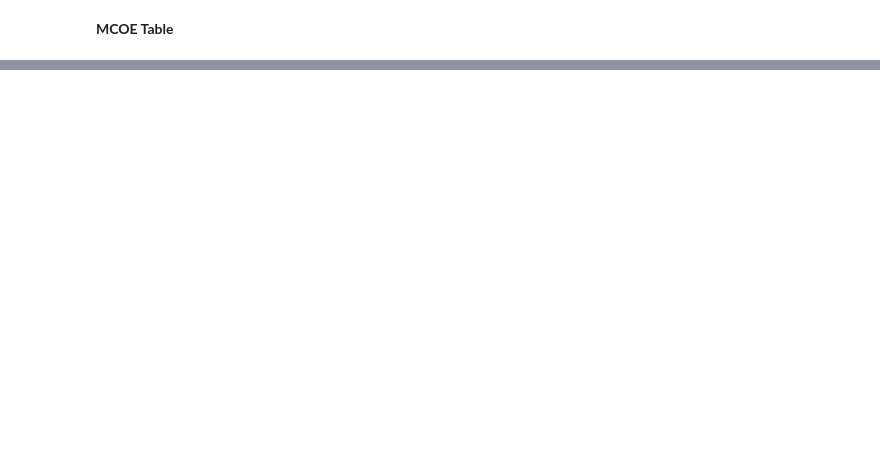
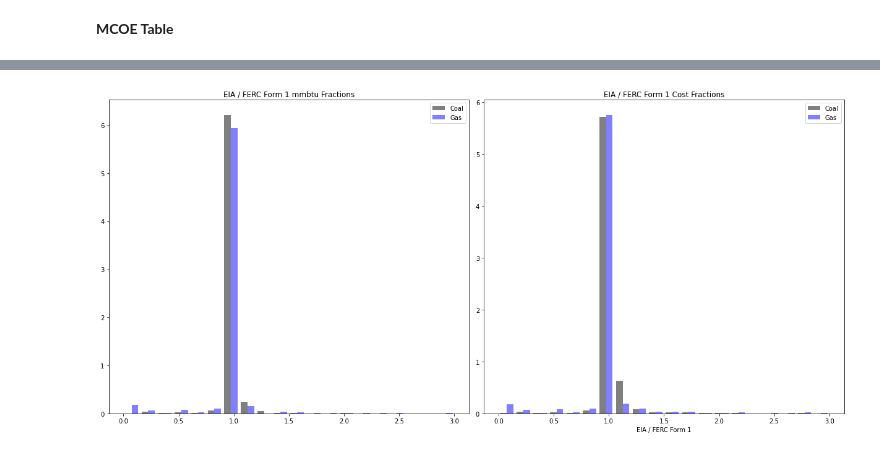
Before and after one commit to catalyst-cooperative/ei-mcoe-map, a Jupyter notebook: mcoe_compilation.ipynb, the cells around one changed output, grey strips where cells are left out. Drawn from its saved outputs; the diff is of its cells as text; code cells hidden in the pictures; blank space fills up the shorter version.

Commit message:
functionalized parts 1 and 2 with data validation checks

```diff
--- a/mcoe_compilation.ipynb
+++ b/mcoe_compilation.ipynb
@@ -38,3 +37,9 @@ pudl_engine = sa.create_engine(pudl_settings["pudl_db"])
 pudl_out = pudl.output.pudltabl.PudlTabl(pudl_engine, freq='AS', rolling=True)
 # %% [markdown]
 -----------
+# %%
+mcoe = pudl_out.mcoe()
+mcoe = old_ei_mcoe.add_generator_age(date_to_year(mcoe))
+#print(len(mcoe))
+#print(len(mcoe.groupby(['plant_id_pudl', 'plant_id_eia', 'unit_id_pudl',
+                        #'fuel_type_code_pudl', 'report_year']).first()))
@@ -216,0 +114,4 @@ eia_subset.loc[(eia_subset['plant_id_pudl']==123)&(eia_subset['report_year']==20
+# %%
+old_ei_mcoe.plot_fuel_pct_check(old_ei_mcoe.merge_ferc1_eia_fuel_pcts(pudl_out))
+# %% [output]
+[figure, added]
```
Also changed, not shown: parts of 28 cells of this notebook, 1 other file.
